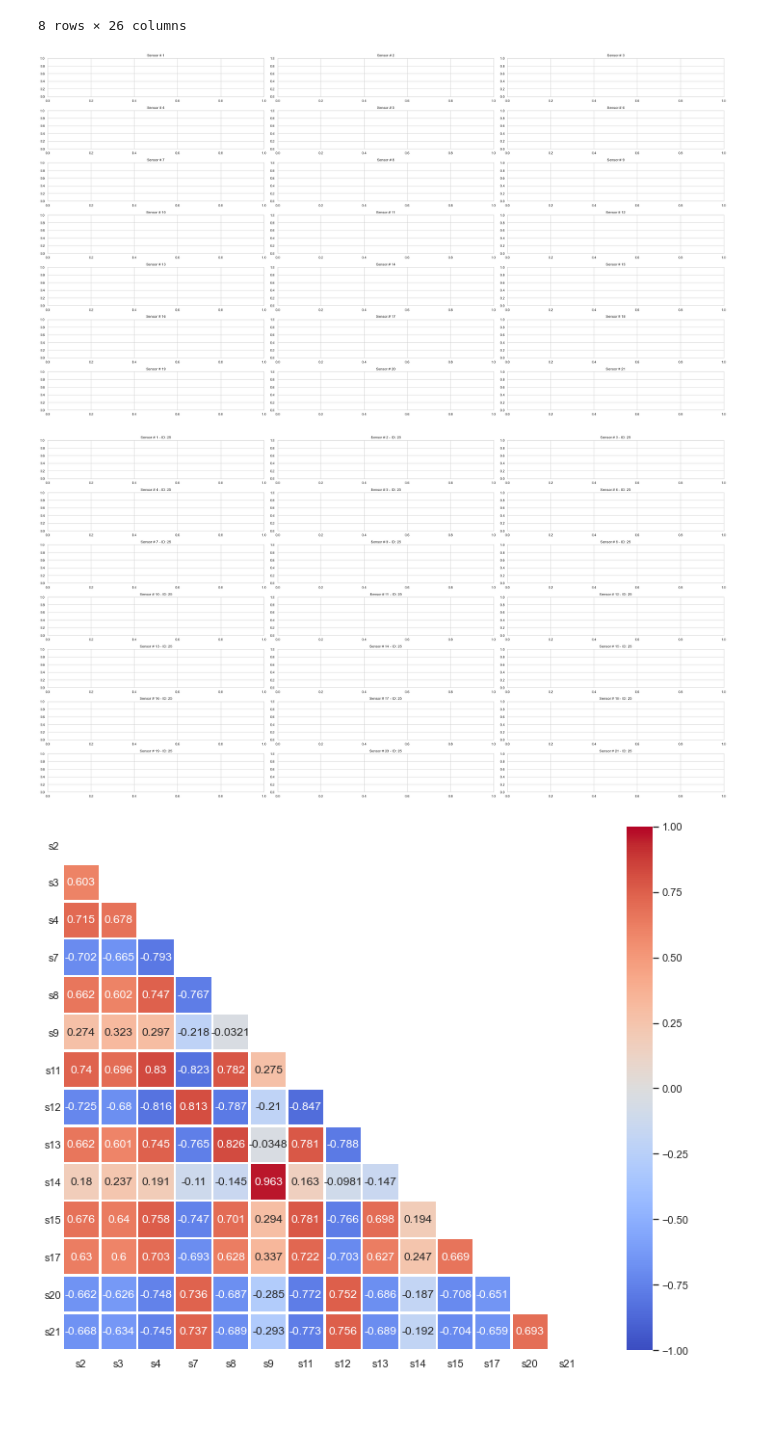
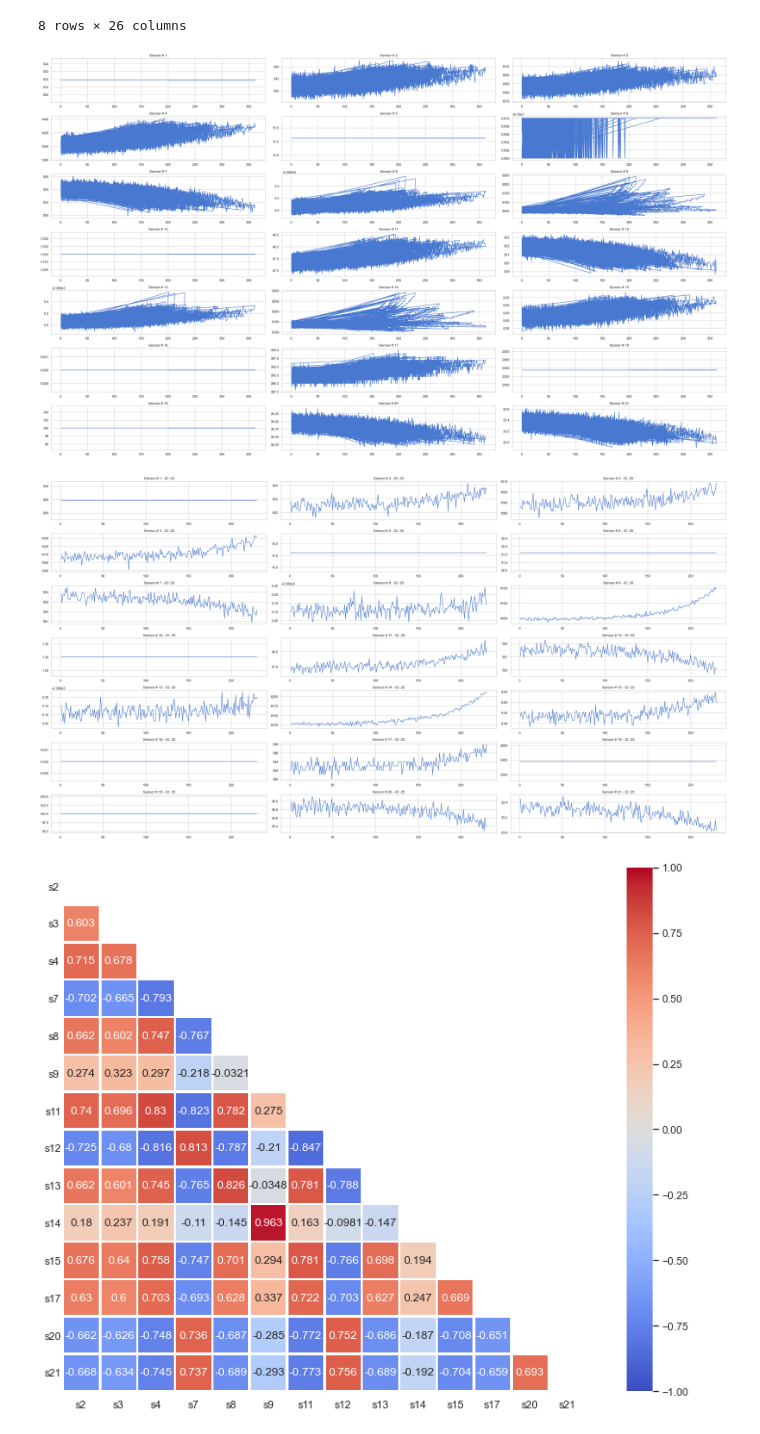
Before and after one commit to kevinpulido89/ML, a Jupyter notebook: C-MAPSS.ipynb, the cells around one changed output. Cells and saved outputs as stored; diff of their text form; code cells hidden in the pictures; blank space fills up the shorter version.

```diff
--- a/C-MAPSS.ipynb
+++ b/C-MAPSS.ipynb
@@ -38,7 +65,6 @@ df1.describe()
 | max | 100.000000 | 362.000000 | 0.008700 | 0.000600 | 100.0 | 518.67 | 644.530000 | ... |
 8 rows × 26 columns
 # %%
-# As of feature selection they often select: 7, 8, 9, 12, 16, 17, 20  (manual selection based on sensor trends)
 def GraphSensorData(dataframe, ID=1):
     plt.figure(figsize=(32, 24))
     for i in range(1, 22):
@@ -47,9 +73,9 @@ def GraphSensorData(dataframe, ID=1):
             plt.subplot(10, 3, i).set_title(graph)
             values = dataframe[dataframe['ID']==ID]
             col_name = 's'+str(i)
-            plt.plot(values['time[cycles]'], values[col_name])
+            plt.plot(values['cycle'], values[col_name])
         except:
-            pass
+            print('A')
     plt.tight_layout()
     plt.show()
 
@@ -58,21 +84,21 @@ def Graph_ALL_SensorData(dataframe):
     for i in range(1, 22):
         try:
             graph = 'Sensor # '+str(i)
-            plt.subplot(10, 3, i).set_title(graph)
+            plt.subplot(9, 3, i).set_title(graph)
             col_name = 's'+str(i)
-            plt.plot(dataframe['time[cycles]'], dataframe[col_name])
+            plt.plot(dataframe['cycle'], dataframe[col_name])
         except:
-            pass
+            print('E')
     plt.tight_layout()
     plt.show()
 # %%
 Graph_ALL_SensorData(df1)
 # %% [output]
-[figure, old version]
+[figure, new version]
 # %%
-GraphSensorData(df1, 25)
+GraphSensorData(dataframe= df1, ID=25)
 # %% [output]
-[figure, old version]
+[figure, new version]
 # %%
 # https://heartbeat.fritz.ai/seaborn-heatmaps-13-ways-to-customize-correlation-matrix-visualizations-f1c49c816f07
 Sensors_col = df1.filter(['s2','s3','s4','s7','s8','s9','s11','s12','s13','s14','s15','s17','s20','s21'])
```
Also changed, not shown: parts of 44 cells of this notebook.
